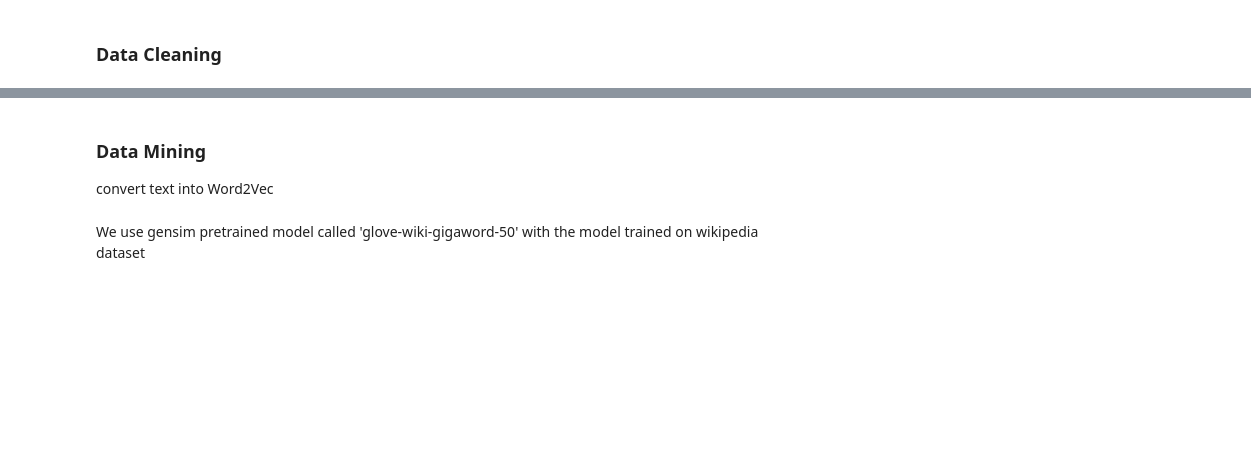
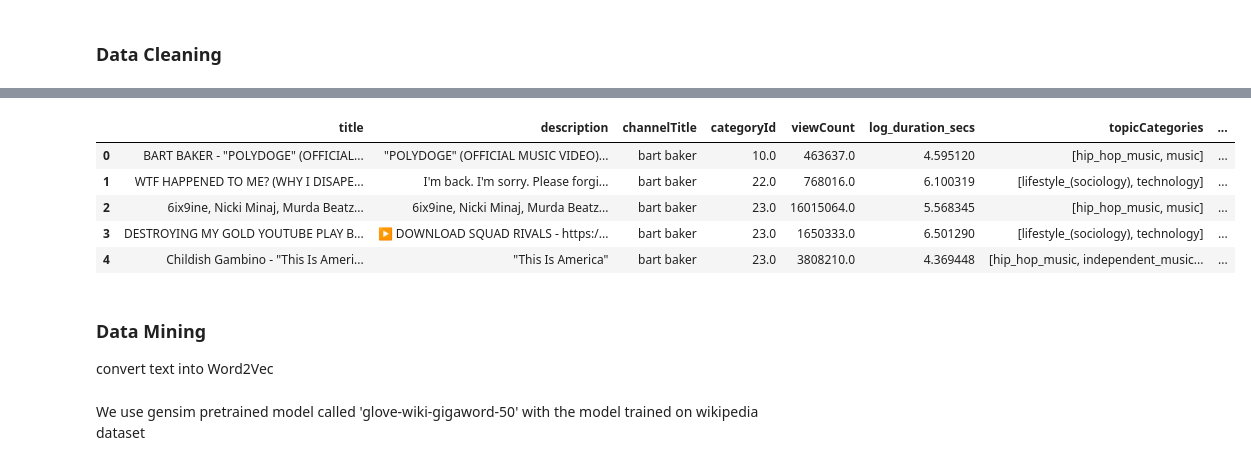
Before and after one commit to ajinkyabhanudas/SIADS696, a Jupyter notebook: EDA_Poom.ipynb, the cells around one changed output, grey strips where cells are left out. Cells and saved outputs as stored; diff of their text form; code cells hidden in the pictures; blank space fills up the shorter version.

```diff
--- a/EDA_Poom.ipynb
+++ b/EDA_Poom.ipynb
@@ -233,3 +263,12 @@ prep_df = prep_df.dropna()
+# %%
+prep_df.head()
+# %% [output]
+|  | title | description | channelTitle | categoryId | viewCount | log_duration_secs | topicCategories | ... |
+| 0 | BART BAKER - "POLYDOGE" (OFFICIAL... | "POLYDOGE" (OFFICIAL MUSIC VIDEO)... | bart baker | 10.0 | 463637.0 | 4.595120 | [hip_hop_music, music] | ... |
+| 1 | WTF HAPPENED TO ME? (WHY I DISAPE... | I'm back. I'm sorry. Please forgi... | bart baker | 22.0 | 768016.0 | 6.100319 | [lifestyle_(sociology), technology] | ... |
+| 2 | 6ix9ine, Nicki Minaj, Murda Beatz... | 6ix9ine, Nicki Minaj, Murda Beatz... | bart baker | 23.0 | 16015064.0 | 5.568345 | [hip_hop_music, music] | ... |
+| 3 | DESTROYING MY GOLD YOUTUBE PLAY B... | ▶ DOWNLOAD SQUAD RIVALS - https:/... | bart baker | 23.0 | 1650333.0 | 6.501290 | [lifestyle_(sociology), technology] | ... |
+| 4 | Childish Gambino - "This Is Ameri... | "This Is America" | bart baker | 23.0 | 3808210.0 | 4.369448 | [hip_hop_music, independent_music... | ... |
 # %% [markdown]
 ### Data Mining
 convert text into Word2Vec
```
Also changed, not shown: parts of 50 cells of this notebook.
